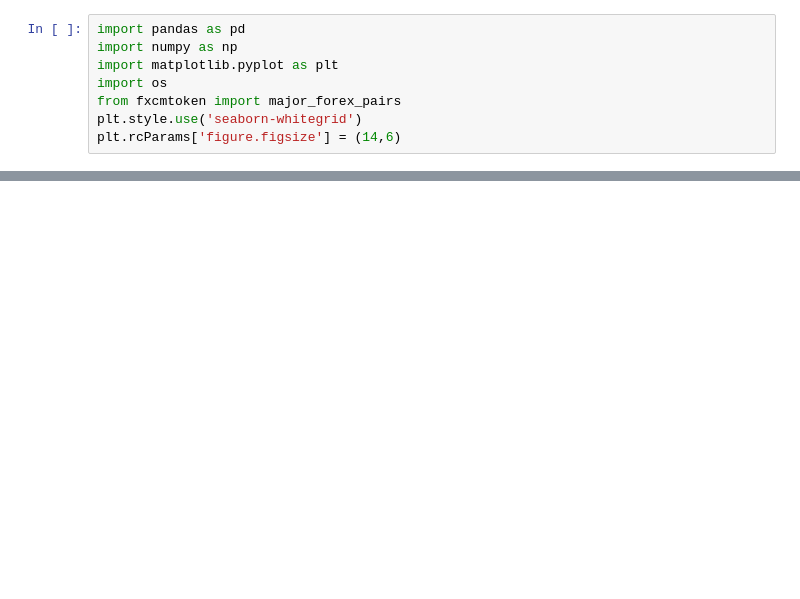
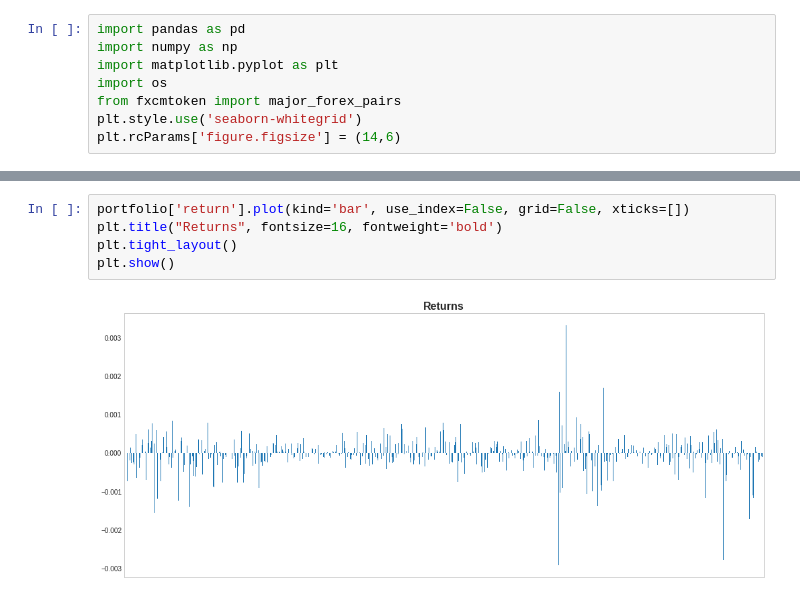
Before and after one commit to kfuangsung/Algorithmic-Trading-with-Python, a Jupyter notebook: Live trading using fxcmpy/trader_results.ipynb, the cells around one changed output, grey strips where cells are left out. Cells and saved outputs as stored; diff of their text form; blank space fills up the shorter version.

```diff
--- a/Live trading using fxcmpy/trader_results.ipynb
+++ b/Live trading using fxcmpy/trader_results.ipynb
@@ -57 +65,8 @@ plt.show()
+# %%
+portfolio['return'].plot(kind='bar', use_index=False, grid=False, xticks=[])
+plt.title("Returns", fontsize=16, fontweight='bold')
+plt.tight_layout()
+plt.show()
+# %% [output]
+[figure, added]
 # %%
```
Also changed, not shown: parts of 4 cells of this notebook.
